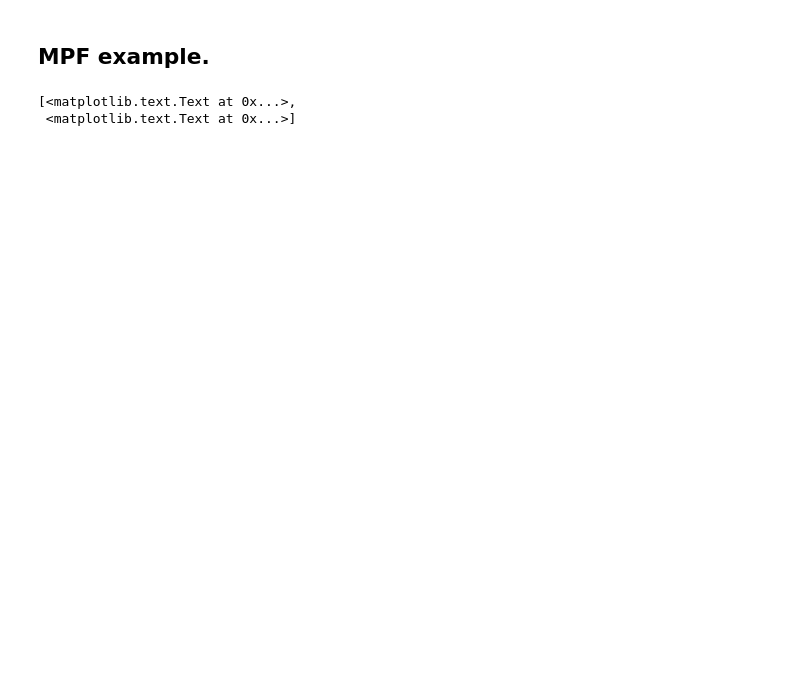
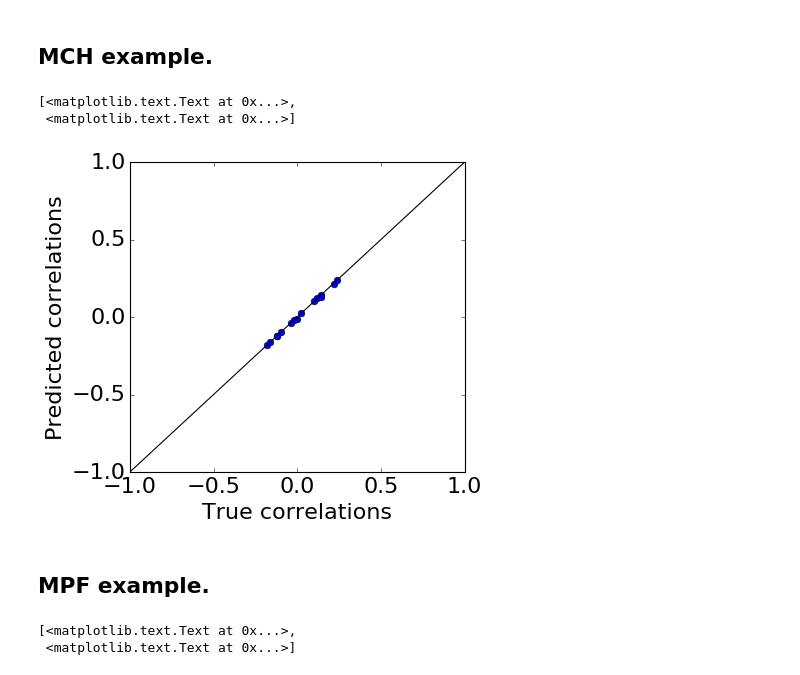
Before and after one commit to eltrompetero/coniii, a Jupyter notebook: Examples.ipynb, the cells around one changed output. Drawn from its saved outputs; the diff is of its cells as text; code cells hidden in the pictures; blank space fills up the shorter version.

```diff
--- a/Examples.ipynb
+++ b/Examples.ipynb
@@ -8,3 +6,35 @@ Populating the interactive namespace from numpy and matplotlib
+# %% [markdown]
+## MCH example.
+# %%
+from solvers import *
+from utils import *
+
+calc_e,_ = define_ising_mch_helpers()
+# %%
+# Generate example data set.
+n = 5
+allstates = bin_states(n,True)
+
+p = random.rand(2**n)
+p /= p.sum()
+
+sample = allstates[random.choice(range(2**n),size=100,replace=True,p=p)]
+sisj = pair_corr(sample,concat=True)
+# %%
+# Declare and call solver.
+solver = MPF(n,calc_e=calc_e)
+soln = solver.solve(sample)
+# %%
+from tosolve11 import tosolve5
+
+fig,ax = plt.subplots(figsize=(5.4,5))
+ax.plot(sisj,tosolve5.get_stats(soln[0]),'o')
+ax.plot([-1,1],[-1,1],'k-')
+ax.set(xlabel='True correlations',ylabel='Predicted correlations')
+# %% [output]
+[<matplotlib.text.Text at 0x...>,
+ <matplotlib.text.Text at 0x...>]
+[figure, added]
 # %% [markdown]
 ## MPF example.
 # %%
```
Also changed, not shown: parts of 3 cells of this notebook, 3 other files.
